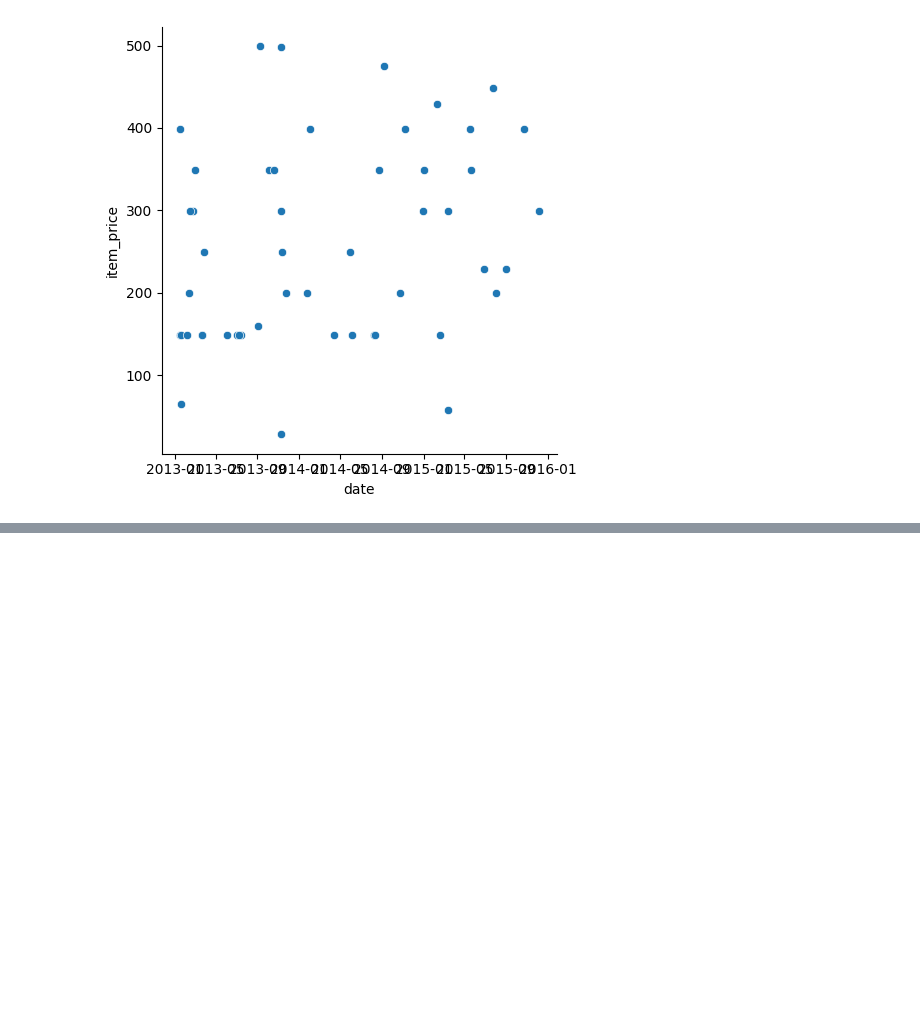
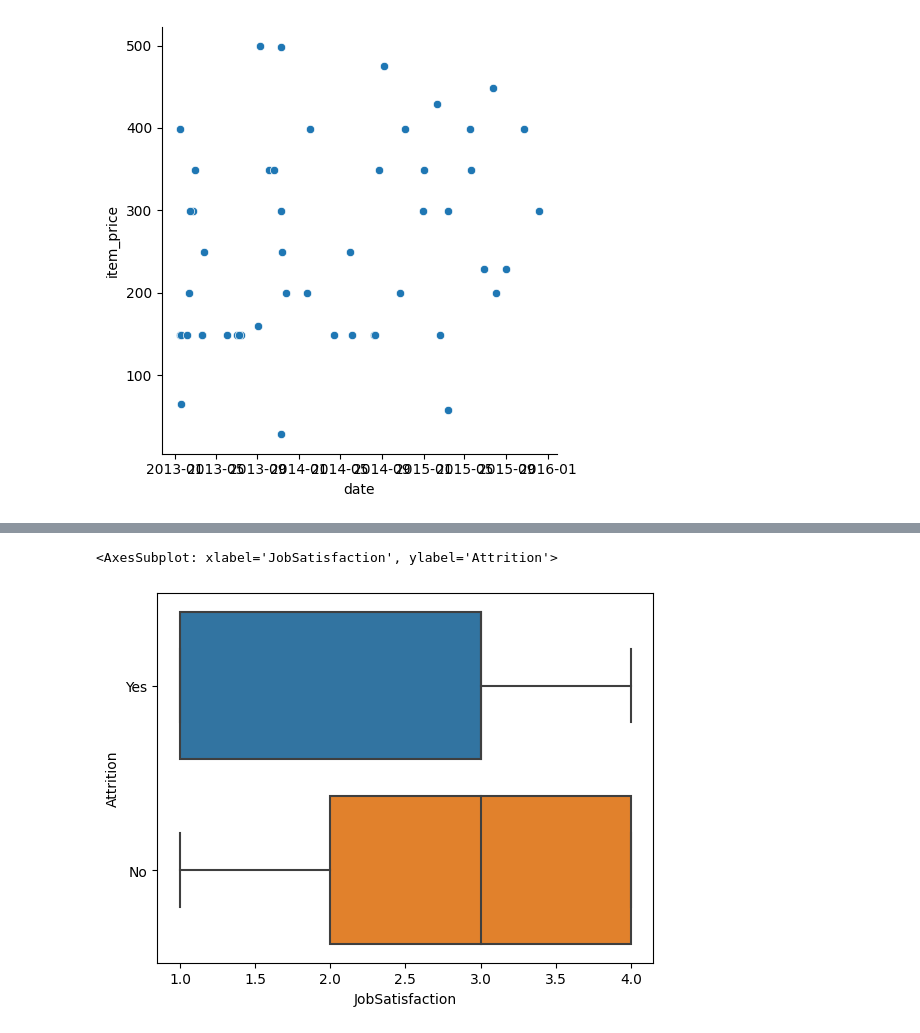
Before and after one commit to HrexD/H3Hitema-Python, a Jupyter notebook: Science_de_donnees_Python/Intro Pandas && Numpy.ipynb, the cells around one changed output, grey strips where cells are left out. Drawn from its saved outputs; the diff is of its cells as text; code cells hidden in the pictures; blank space fills up the shorter version.

```diff
--- a/Science_de_donnees_Python/Intro Pandas && Numpy.ipynb
+++ b/Science_de_donnees_Python/Intro Pandas && Numpy.ipynb
@@ -334,0 +344,5 @@ sb.relplot(data=row,  x=pd.to_datetime(df_a['date']), y="item_price", sizes=(20,
+# %%
+sb.boxplot(data=csv_attrition, x='JobSatisfaction', y='Attrition')
+# %% [output]
+<AxesSubplot: xlabel='JobSatisfaction', ylabel='Attrition'>
+[figure, added]
```
Also changed, not shown: parts of 9 cells of this notebook, 1 other file.
